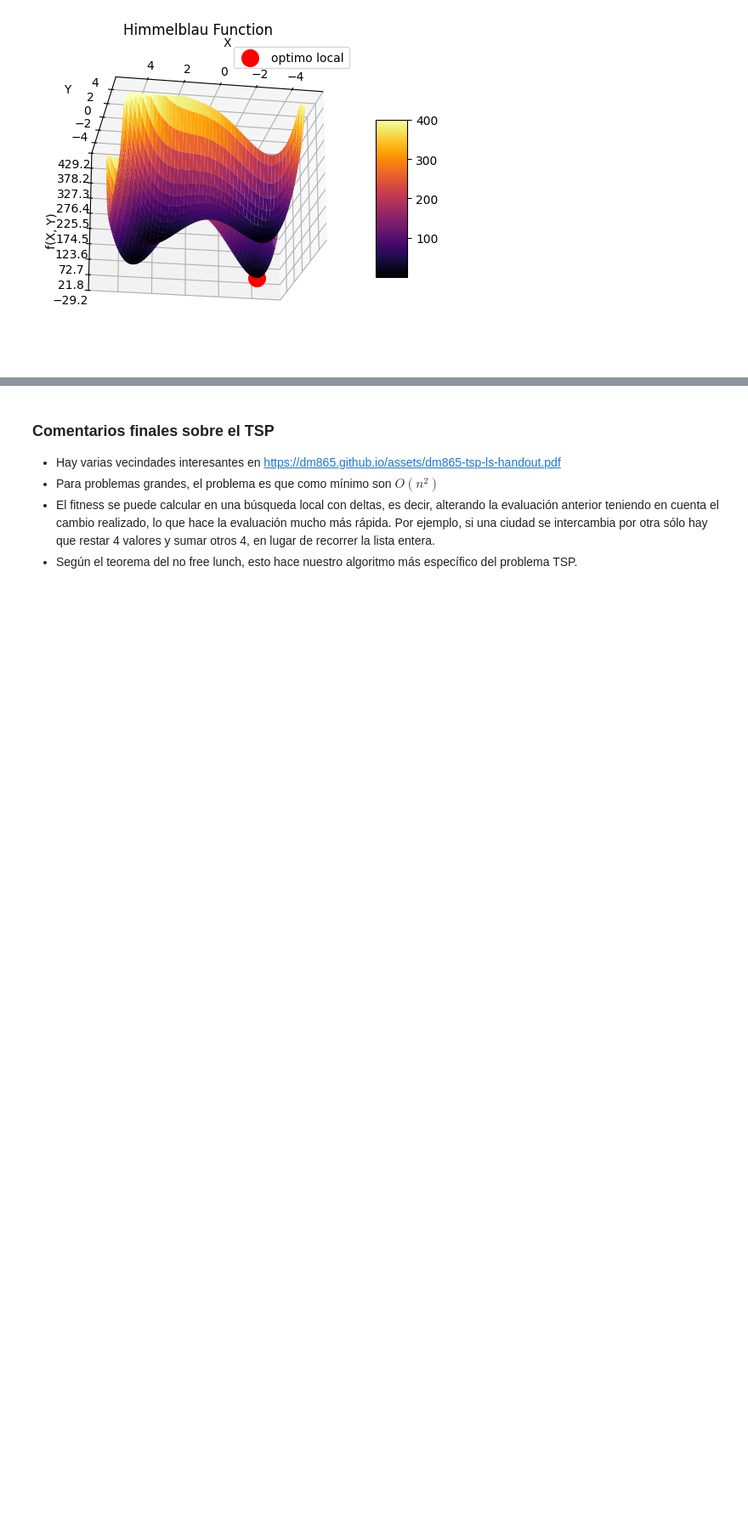
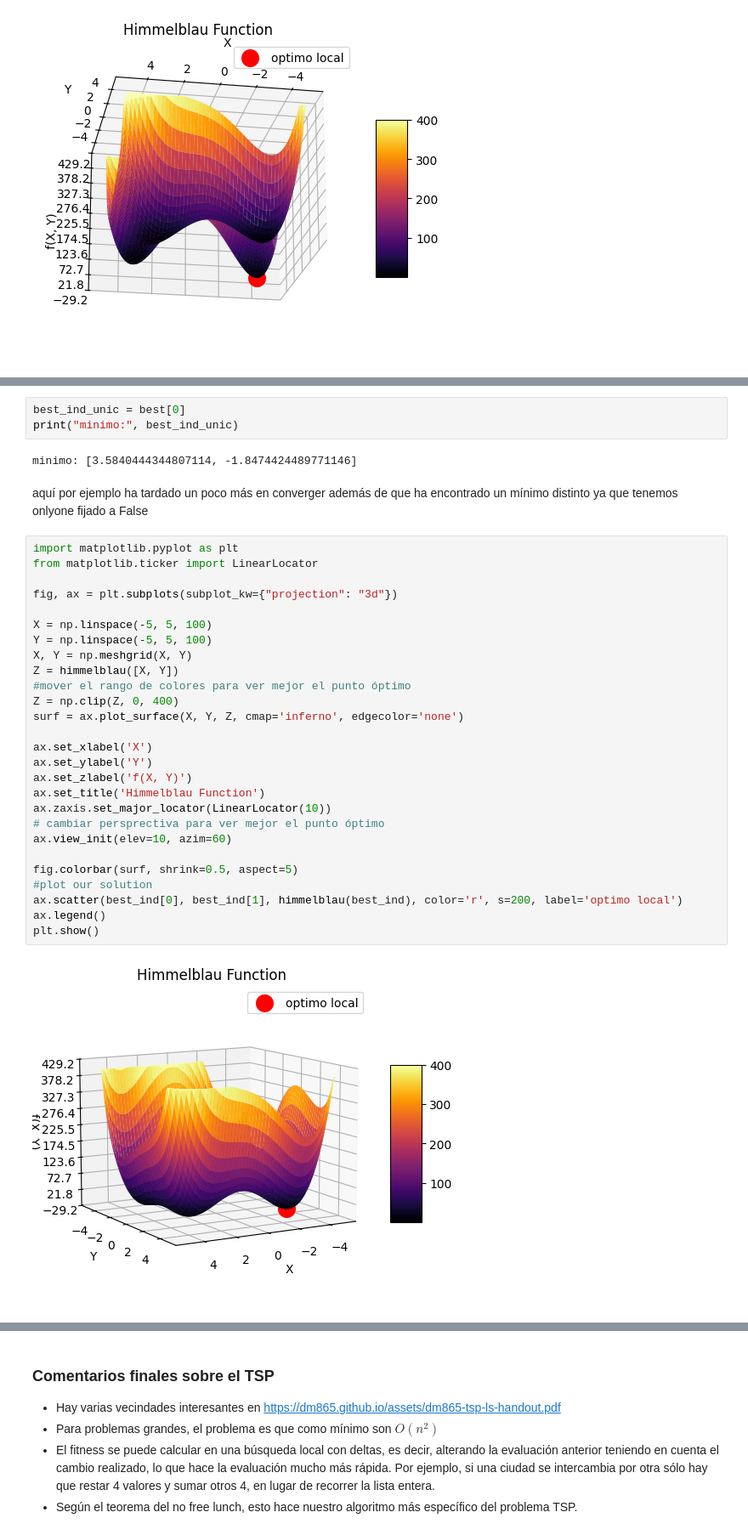
Before and after one commit to Chepados/practica1-sistemas-inteligentes, a Jupyter notebook: AG_alumno.ipynb, the cells around one changed output, grey strips where cells are left out. Shown at 85% size. Saved outputs shown, nothing was run; the diff lists cells and outputs as text; blank space fills up the shorter version.

Commit message:
comments en himmelblau

```diff
--- a/AG_alumno.ipynb
+++ b/AG_alumno.ipynb
@@ -645,0 +749,36 @@ plt.show()
+# %%
+best_ind_unic = best[0]
+print("minimo:", best_ind_unic)
+# %% [output]
+minimo: [3.5840444344807114, -1.8474424489771146]
+# %% [markdown]
+aquí por ejemplo ha tardado un poco más en converger además de que ha encontrado un mínimo distinto ya que tenemos onlyone fijado a False
+# %%
+import matplotlib.pyplot as plt
+from matplotlib.ticker import LinearLocator
+
+fig, ax = plt.subplots(subplot_kw={"projection": "3d"})
+
+X = np.linspace(-5, 5, 100)
+Y = np.linspace(-5, 5, 100)
+X, Y = np.meshgrid(X, Y)
+Z = himmelblau([X, Y])
+#mover el rango de colores para ver mejor el punto óptimo
+Z = np.clip(Z, 0, 400)
+surf = ax.plot_surface(X, Y, Z, cmap='inferno', edgecolor='none')
+
+ax.set_xlabel('X')
+ax.set_ylabel('Y')
+ax.set_zlabel('f(X, Y)')
+ax.set_title('Himmelblau Function')
+ax.zaxis.set_major_locator(LinearLocator(10))
+# cambiar persprectiva para ver mejor el punto óptimo
+ax.view_init(elev=10, azim=60)
+
+fig.colorbar(surf, shrink=0.5, aspect=5)
+#plot our solution
+ax.scatter(best_ind[0], best_ind[1], himmelblau(best_ind), color='r', s=200, label='optimo local')
+ax.legend()
+plt.show()
+# %% [output]
+[figure, added]
```
Also changed, not shown: parts of 12 cells of this notebook.
